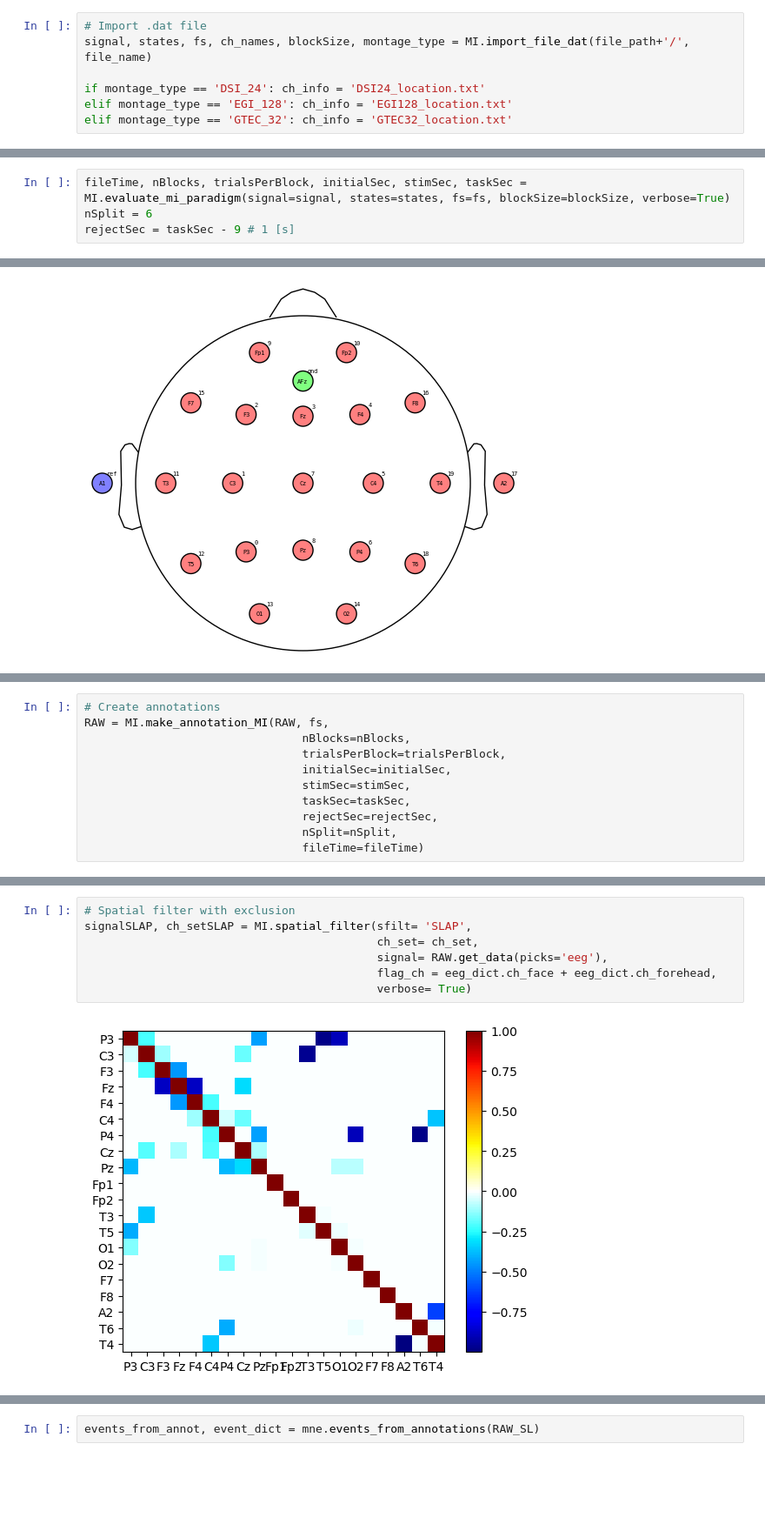
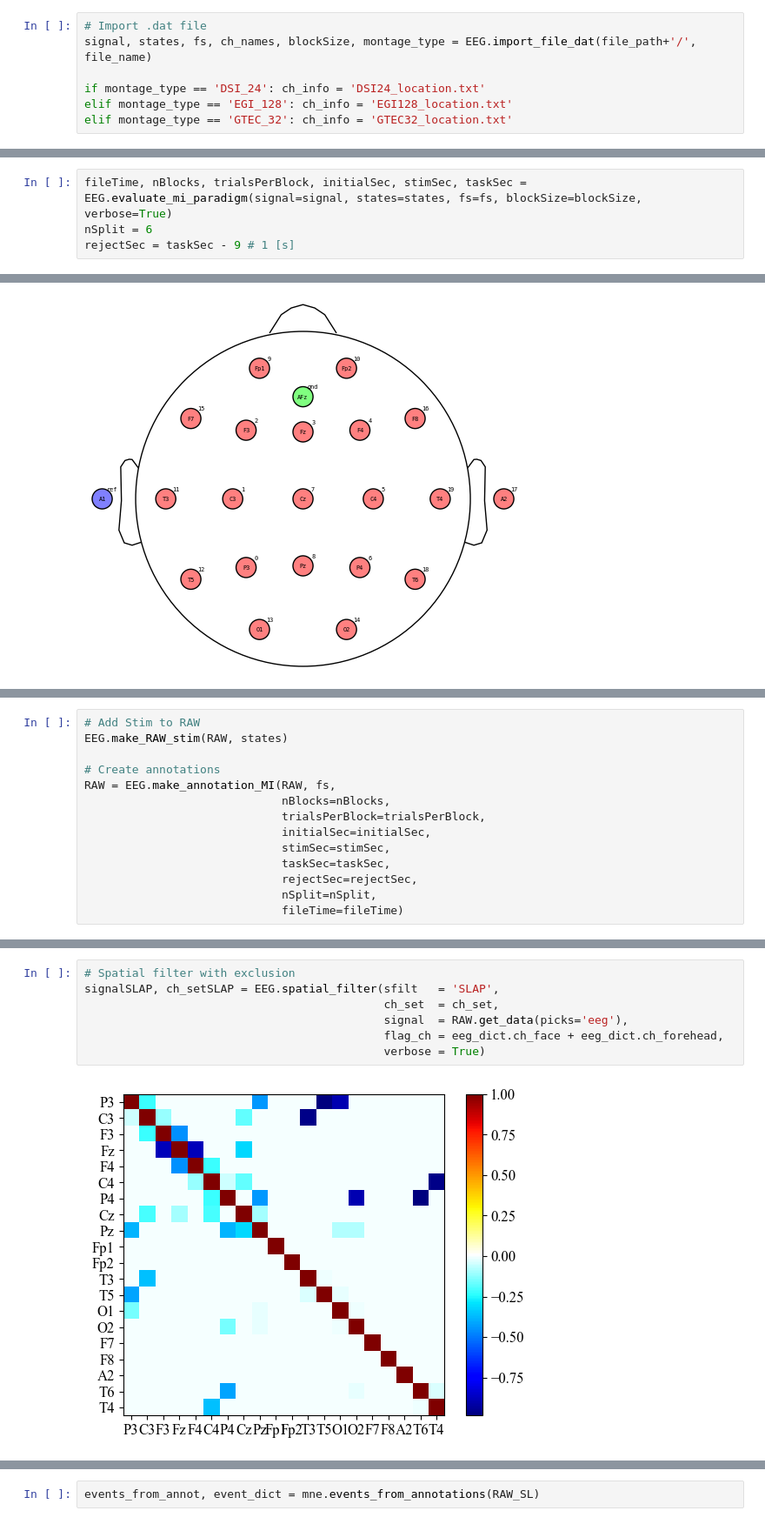
Before and after one commit to S-Shah-Lab/eeg_tools, a Jupyter notebook: tool_develop_motorimagery.ipynb, the cells around one changed output, grey strips where cells are left out. Shown at 87% size. Saved outputs shown, nothing was run; the diff lists cells and outputs as text; blank space fills up the shorter version.

```diff
--- a/tool_develop_motorimagery.ipynb
+++ b/tool_develop_motorimagery.ipynb
@@ -48,7 +51,7 @@ if 0:
 ch_location = eeg_dict.ch_location
 # %%
 # Import .dat file
-signal, states, fs, ch_names, blockSize, montage_type = MI.import_file_dat(file_path+'/', file_name)
+signal, states, fs, ch_names, blockSize, montage_type = EEG.import_file_dat(file_path+'/', file_name)
 
 if montage_type == 'DSI_24': ch_info = 'DSI24_location.txt'
 elif montage_type == 'EGI_128': ch_info = 'EGI128_location.txt'
@@ -66,7 +69,7 @@ StimulusCode: (array([0, 1, 2, 3]), array([96600,  7200,  7200, 14400]))
 #signal, states = b.decode()
 #b.params['Stimuli']
 # %%
-fileTime, nBlocks, trialsPerBlock, initialSec, stimSec, taskSec = MI.evaluate_mi_paradigm(signal=signal, states=states, fs=fs, blockSize=blockSize, verbose=True)
+fileTime, nBlocks, trialsPerBlock, initialSec, stimSec, taskSec = EEG.evaluate_mi_paradigm(signal=signal, states=states, fs=fs, blockSize=blockSize, verbose=True)
 nSplit = 6
 rejectSec = taskSec - 9 # 1 [s]
 # %% [output]
@@ -197,11 +173,0 @@ MI.make_RAW_stim(RAW, states)
-# %%
-# Create annotations
-RAW = MI.make_annotation_MI(RAW, fs,
-                                nBlocks=nBlocks,
-                                trialsPerBlock=trialsPerBlock,
-                                initialSec=initialSec,
-                                stimSec=stimSec,
-                                taskSec=taskSec,
-                                rejectSec=rejectSec,
-                                nSplit=nSplit,
-                                fileTime=fileTime)
@@ -218,0 +174,14 @@ Used Annotations descriptions: ['cue', 'left', 'left_1', 'left_2', 'left_3', 'le
+# %%
+# Add Stim to RAW
+EEG.make_RAW_stim(RAW, states)
+
+# Create annotations
+RAW = EEG.make_annotation_MI(RAW, fs,
+                             nBlocks=nBlocks,
+                             trialsPerBlock=trialsPerBlock,
+                             initialSec=initialSec,
+                             stimSec=stimSec,
+                             taskSec=taskSec,
+                             rejectSec=rejectSec,
+                             nSplit=nSplit,
+                             fileTime=fileTime)
@@ -228,10 +236,10 @@ MI.evaluate_BAD_region(RAW, 'right_rest_1')
 # %%
 # Spatial filter with exclusion
-signalSLAP, ch_setSLAP = MI.spatial_filter(sfilt= 'SLAP',
-                                           ch_set= ch_set,
-                                           signal= RAW.get_data(picks='eeg'),
-                                           flag_ch = eeg_dict.ch_face + eeg_dict.ch_forehead,
-                                           verbose= True)
+signalSLAP, ch_setSLAP = EEG.spatial_filter(sfilt   = 'SLAP',
+                                            ch_set  = ch_set,
+                                            signal  = RAW.get_data(picks='eeg'),
+                                            flag_ch = eeg_dict.ch_face + eeg_dict.ch_forehead,
+                                            verbose = True)
 # %% [output]
-[figure, old version]
+[figure, new version]
 # %%
```
Also changed, not shown: parts of 38 cells of this notebook, 2 other files.
